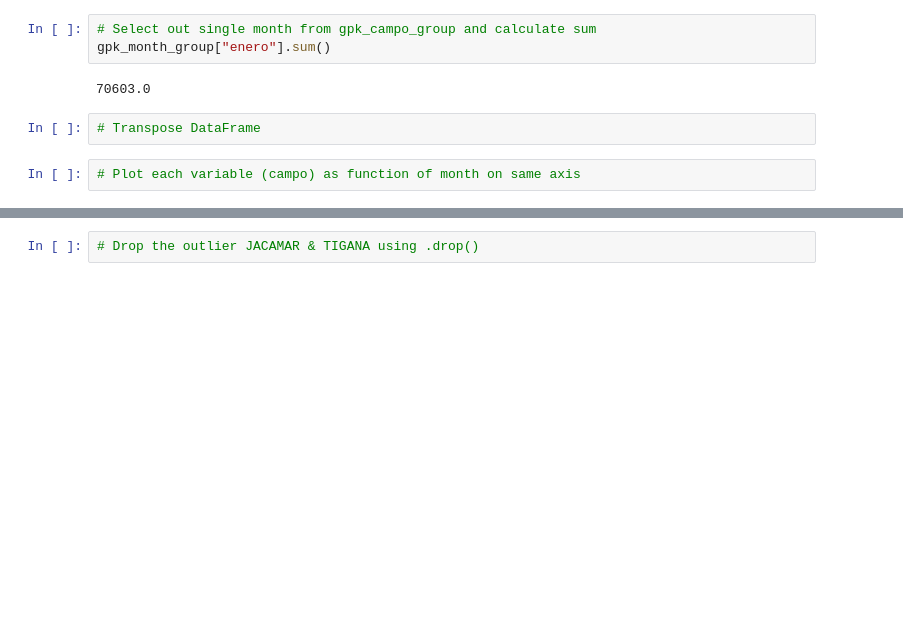
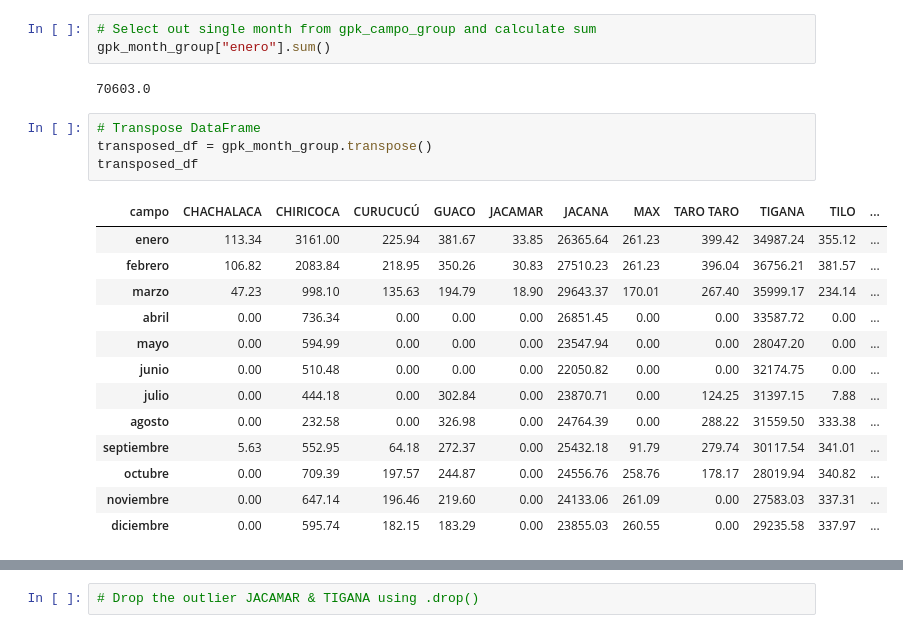
Before and after one commit to Iortega2021/02-geopark-pandas-dataframes, a Jupyter notebook: notebooks/02-geopark-pandas-empty.ipynb, the cells around one changed output, grey strips where cells are left out. Drawn from its saved outputs; the diff is of its cells as text; blank space fills up the shorter version.

```diff
--- a/notebooks/02-geopark-pandas-empty.ipynb
+++ b/notebooks/02-geopark-pandas-empty.ipynb
@@ -451,5 +451,19 @@ gpk_month_group["enero"].sum()
 70603.0
 # %%
 # Transpose DataFrame
+transposed_df = gpk_month_group.transpose()
+transposed_df
+# %% [output]
+| campo | CHACHALACA | CHIRICOCA | CURUCUCÚ | GUACO | JACAMAR | JACANA | MAX | TARO TARO | TIGANA | TILO | ... |
+| enero | 113.34 | 3161.00 | 225.94 | 381.67 | 33.85 | 26365.64 | 261.23 | 399.42 | 34987.24 | 355.12 | ... |
+| febrero | 106.82 | 2083.84 | 218.95 | 350.26 | 30.83 | 27510.23 | 261.23 | 396.04 | 36756.21 | 381.57 | ... |
+| marzo | 47.23 | 998.10 | 135.63 | 194.79 | 18.90 | 29643.37 | 170.01 | 267.40 | 35999.17 | 234.14 | ... |
+| abril | 0.00 | 736.34 | 0.00 | 0.00 | 0.00 | 26851.45 | 0.00 | 0.00 | 33587.72 | 0.00 | ... |
+| mayo | 0.00 | 594.99 | 0.00 | 0.00 | 0.00 | 23547.94 | 0.00 | 0.00 | 28047.20 | 0.00 | ... |
+| junio | 0.00 | 510.48 | 0.00 | 0.00 | 0.00 | 22050.82 | 0.00 | 0.00 | 32174.75 | 0.00 | ... |
+| julio | 0.00 | 444.18 | 0.00 | 302.84 | 0.00 | 23870.71 | 0.00 | 124.25 | 31397.15 | 7.88 | ... |
+| agosto | 0.00 | 232.58 | 0.00 | 326.98 | 0.00 | 24764.39 | 0.00 | 288.22 | 31559.50 | 333.38 | ... |
+| septiembre | 5.63 | 552.95 | 64.18 | 272.37 | 0.00 | 25432.18 | 91.79 | 279.74 | 30117.54 | 341.01 | ... |
+| octubre | 0.00 | 709.39 | 197.57 | 244.87 | 0.00 | 24556.76 | 258.76 | 178.17 | 28019.94 | 340.82 | ... |
+| noviembre | 0.00 | 647.14 | 196.46 | 219.60 | 0.00 | 24133.06 | 261.09 | 0.00 | 27583.03 | 337.31 | ... |
+| diciembre | 0.00 | 595.74 | 182.15 | 183.29 | 0.00 | 23855.03 | 260.55 | 0.00 | 29235.58 | 337.97 | ... |
-# %%
-# Plot each variable (campo) as function of month on same axis
```
Also changed, not shown: parts of 8 cells of this notebook.
